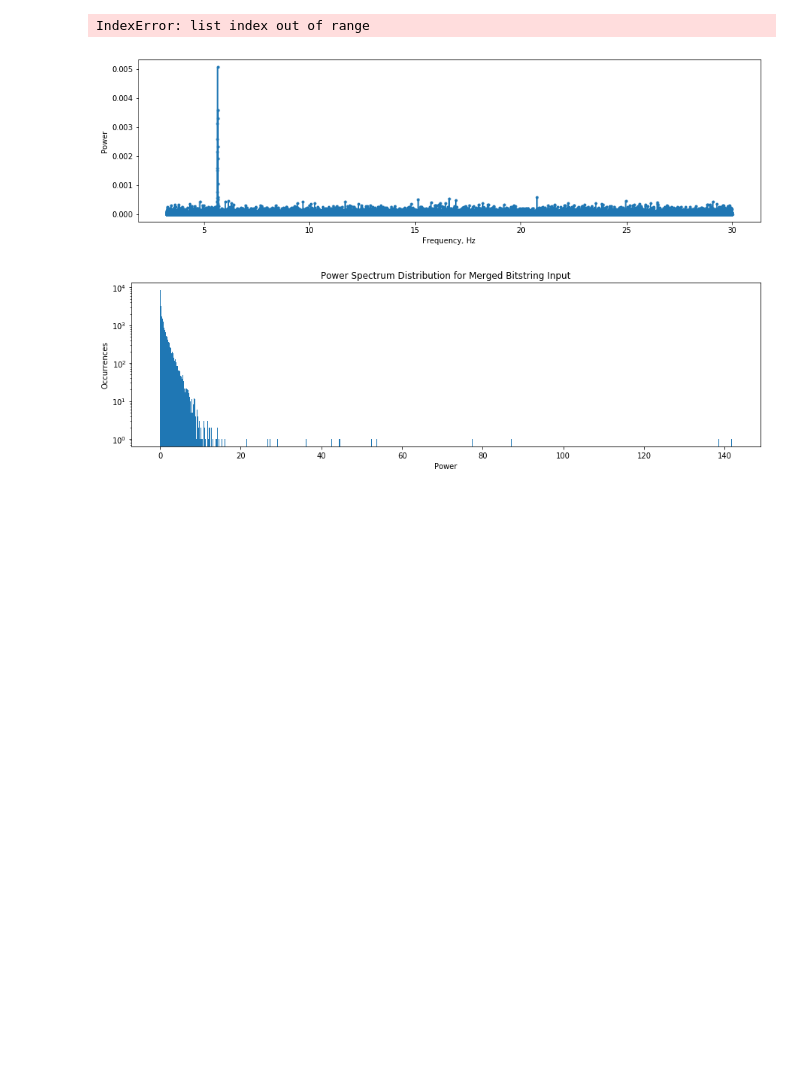
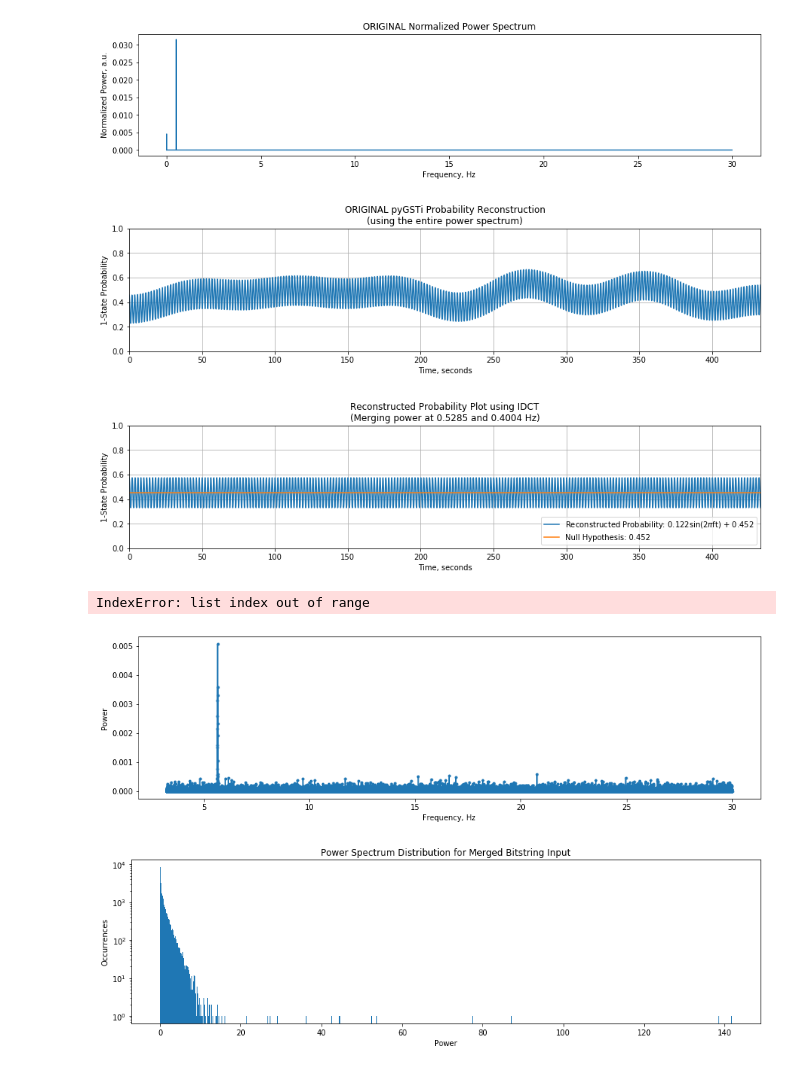
Before and after one commit to garretts-hub/GST_Work, a Jupyter notebook: Drift Analysis with Real Data.ipynb, the cells around one changed output. Cells and saved outputs as stored; diff of their text form; code cells hidden in the pictures; blank space fills up the shorter version.

```diff
--- a/Drift Analysis with Real Data.ipynb
+++ b/Drift Analysis with Real Data.ipynb
@@ -168,3 +168,28 @@ Frequencies going into IDCT:
+# %%
+###################### Reconstruct the probability function using various frequency inverse FT options
+reconstruct_p = True
+frequency_option = "multi"  #"multi" or "single"
+
+if reconstruct_p:
+    plot_original = True
+    print_info = False
+    plot_results = True
+    freq_of_interest = 0.5 #Hz
+    freq_error = 0.1 #Hz
+    if frequency_option == 'single':
+            reconstructed_prob, reconst_amplitude = single_frequency_reconstruction(drifted, freq_of_interest-freq_error,\
+                                                                                    freq_of_interest+freq_error,print_info=print_info,\
+                                                                                    plot_original=plot_original,\
+                                                                                    plot_results=plot_results)
+    elif frequency_option == 'multi':
+            reconstructed_prob, reconst_amplitude = multi_frequency_reconstruction(drifted, freq_of_interest, freq_error,\
+                                                                                    print_info=print_info,\
+                                                                                    plot_original=plot_original,\
+                                                                                    plot_results=plot_results)
+# %% [output]
+[figure, added]
+[figure, added]
+[figure, added]
 # %%
 ###################This cell is for truncating data and only seeing certain frequencies
 mindex =3000
```
Also changed, not shown: parts of 2 cells of this notebook, 3 other files.
